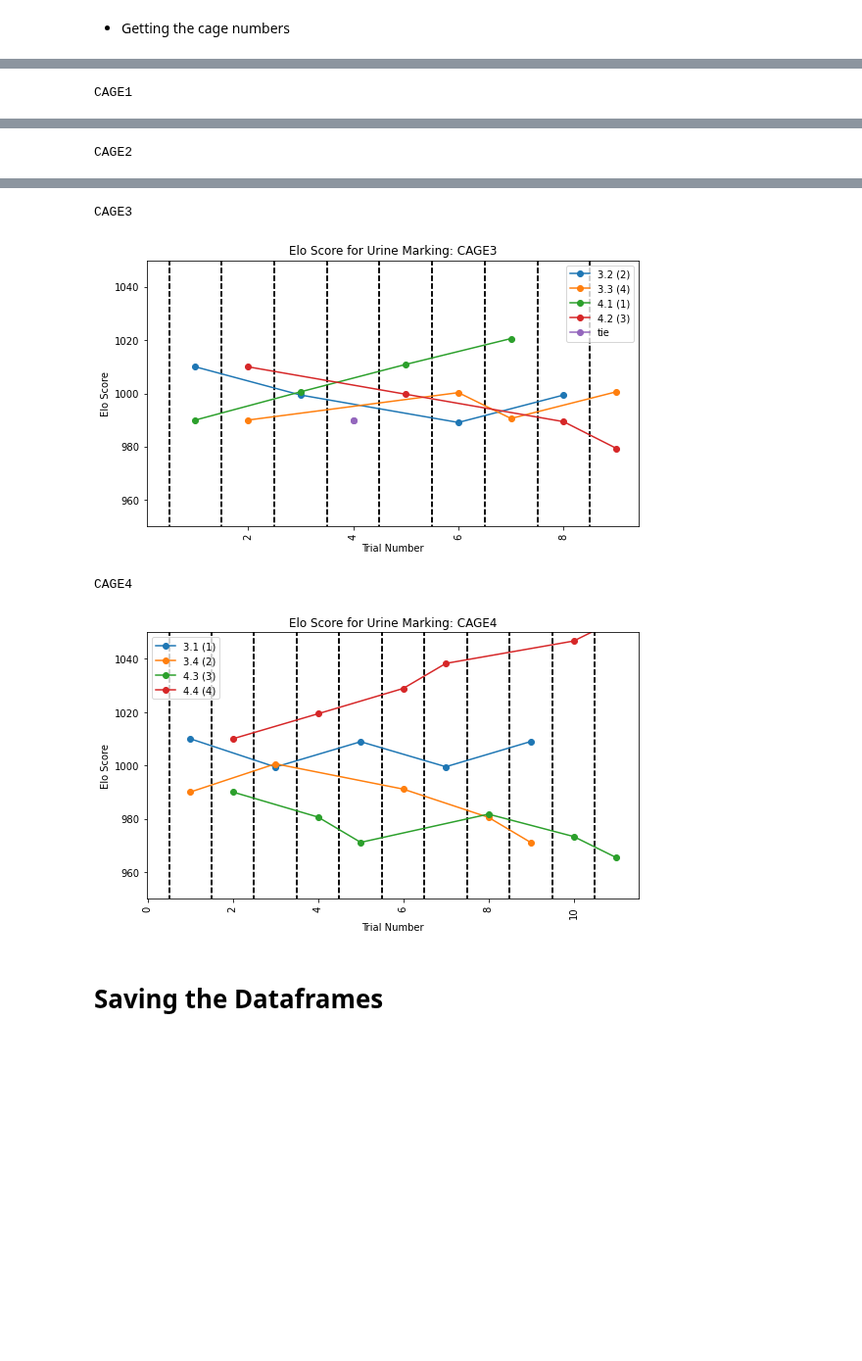
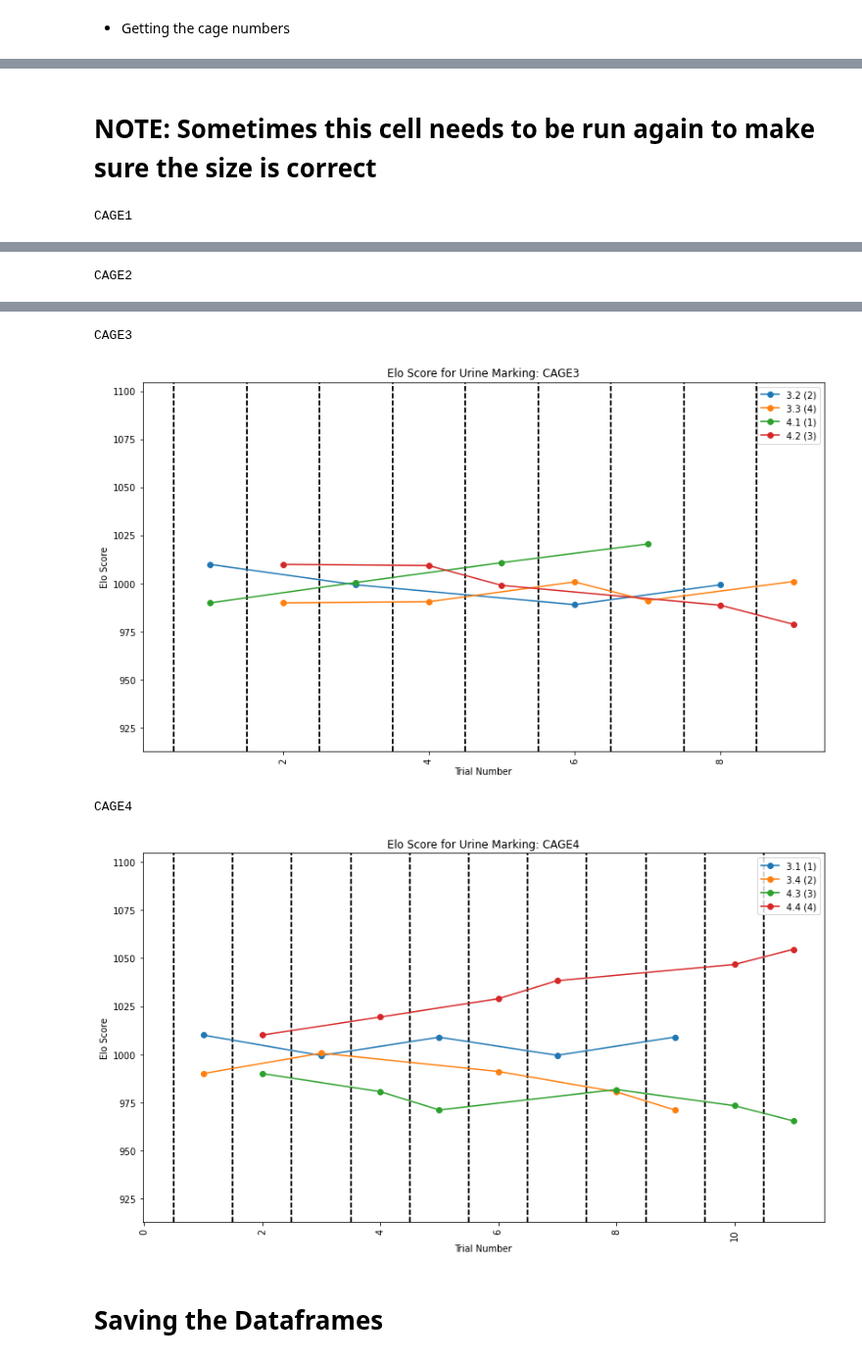
Before and after one commit to padillacoreanolab/behavioral_dataframe_processing, a Jupyter notebook: results/2022_08_18_elo_score_pilot_1/urine_marking_processing.ipynb, the cells around one changed output, grey strips where cells are left out. Shown at 98% size. Cells and saved outputs as stored; diff of their text form; code cells hidden in the pictures; blank space fills up the shorter version.

Commit message:
nb: uring marking and tube test final run

```diff
--- a/results/2022_08_18_elo_score_pilot_1/urine_marking_processing.ipynb
+++ b/results/2022_08_18_elo_score_pilot_1/urine_marking_processing.ipynb
@@ -461,4 +892,10 @@ latest_date
 # %% [markdown]
 - Getting the cage numbers
+# %%
+all_cages_list = []
+# Creating a list of all the cage numbers
+for key, value in sheet_name_to_everything.items():
+    for cage in sheet_name_to_everything[key]["elo_score_dataframe"]["processed_cage_number"].unique():
+        all_cages_list.append(cage)
 # %%
-all_cages = "_".join(sorted([sheet.lower().strip("cage").strip() for sheet in sheets[:]]))
+all_cages_string = "_".join(sorted([sheet.lower().strip("cage").strip() for sheet in all_cages_list]))
@@ -469,5 +908,5 @@ all_cages
 # %%
-output_directory = "./proc/plots/urine_marking_elo_score/cage_{}_date_{}_{}".format(all_cages, earliest_date, latest_date)
+output_directory = "./proc/plots/{}_elo_score/cage_{}_date_{}_{}".format(protocol_name, all_cages_string, earliest_date, latest_date)
 # %%
 output_directory
 # %% [output]
@@ -475,36 +914,46 @@ output_directory
 # %%
 os.makedirs(output_directory, exist_ok=True)
+# %% [markdown]
+# **NOTE**: Sometimes this cell needs to be run again to make sure the size is correct
+# %%
+plt.rcParams["figure.figsize"] = (13.5,7.5)
 # %%
-for key, value in sheet_to_data_frame.items():
+# Getting the highest and lowest ELO score for cutoffs of the Y-axis
+max_elo_score = all_sheet_elo_scord_dataframe_combined["updated_elo_score"].max()
+min_elo_score = all_sheet_elo_scord_dataframe_combined["updated_elo_score"].min()
+
+# Making a plot for each sheet
+for key, value in sheet_name_to_everything.items():
+    plt.rcParams["figure.figsize"] = (13.5,7.5)
     print(key)
-    plt.rcParams["figure.figsize"] = (9,5)
-    elo_score_data_frame = value["elo_score_data_frame"]
+    elo_score_dataframe = value["elo_score_dataframe"]
     fig, ax = plt.subplots()
 
     # Drawing vertical lines that represent when each session begins
-    for index, row in elo_score_data_frame.dropna(subset=["total_match_number"]).iterrows():
+    # Based on when a row has a different session than the previous row
+    for index, row in elo_score_dataframe[elo_score_dataframe['session_number_difference'] != 0.0].iterrows():
         # Offsetting by 0.5 to avoid drawing the line on the dot
-        plt.vlines(x=[row["total_match_number"] - 0.5], ymin=600, ymax=1400, colors='black', linestyle='dashed')
+        plt.vlines(x=[row["total_match_number"] - 0.5], ymin=min_elo_score-50, ymax=max_elo_score+50, colors='black', linestyle='dashed')
 
     # Drawing a line for each subject
-    for subject in sorted(elo_score_data_frame["subject_id"].astype(str).unique()):
+    for subject in sorted(elo_score_dataframe["subject_id"].unique()):
         # Getting all the rows with the current subject
-        subject_df = elo_score_data_frame[elo_score_data_frame["subject_id"] == subject]
-        # Making the dates into days after the first session by subtracting all the dates by the first date
-        plt.plot(subject_df["total_match_number"], subject_df["updated_elo_score"], '-o', label=subject)
+        subject_dataframe = elo_score_dataframe[elo_score_dataframe["subject_id"] == subject]
+        # Making the current match number the X-Axis
+        plt.plot(subject_dataframe["total_match_number"], subject_dataframe["updated_elo_score"], '-o', label=subject)
 
     # Labeling the X/Y Axis and the title
     ax.set_xlabel("Trial Number")
     ax.set_ylabel("Elo Score")
-    ax.set_title("Elo Score for Urine Marking: {}".format(key))
+    ax.set_title("Elo Score for {}: {}".format(string.capwords(" ".join(protocol_name.split("_"))), key))
     # To show the legend
     ax.legend()
     plt.xticks(rotation=90)
-    plt.ylim(950, 1050)
-
-    file_name = "urine_marking_elo_score_{}_date_{}_{}.png".format(key, earliest_date, latest_date)
+    plt.ylim(min_elo_score-50, max_elo_score+50)
+    # Saving the plot
+    file_name = "{}_elo_score_{}_date_{}_{}.png".format(protocol_name, key, earliest_date, latest_date)
     plt.savefig(os.path.join(output_directory, file_name))
-
+    # Showing the plots
     plt.show()
 # %% [output]
 CAGE1
@@ -514,7 +963,7 @@ CAGE2
 CAGE3
-[figure, old version]
+[figure, new version]
 CAGE4
-[figure, old version]
+[figure, new version]
 # %% [markdown]
 # Saving the Dataframes
 # %%
```
Also changed, not shown: parts of 166 cells of this notebook, 5 other files.
